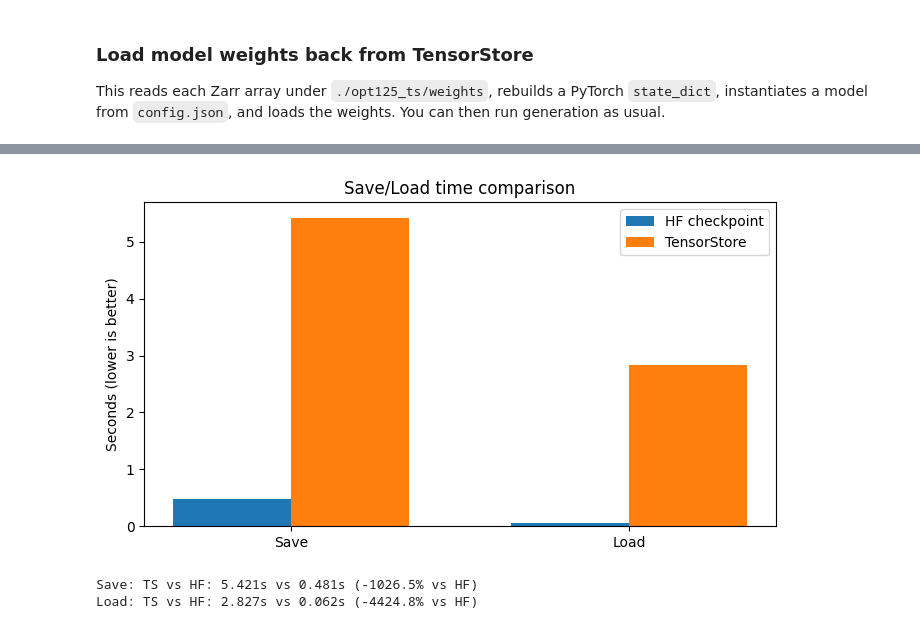
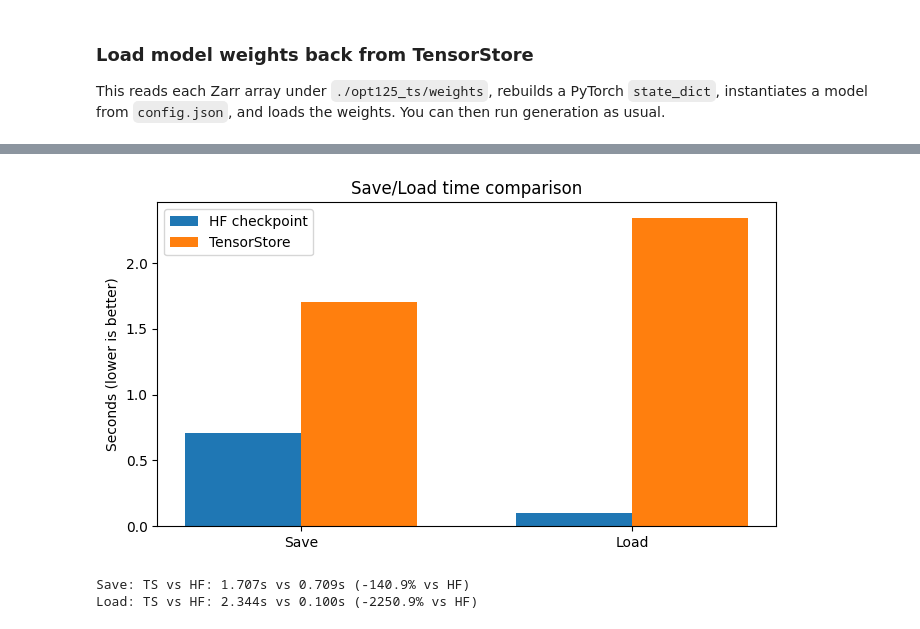
Before and after one commit to RifatXia/tensorstore, a Jupyter notebook: opt-checkpointing/opt125_demo.ipynb, the cells around one changed output, grey strips where cells are left out. Saved outputs shown, nothing was run; the diff lists cells and outputs as text; code cells hidden in the pictures.

```diff
--- a/opt-checkpointing/opt125_demo.ipynb
+++ b/opt-checkpointing/opt125_demo.ipynb
@@ -108,17 +157,8 @@ from transformers import AutoConfig
 cfg = AutoConfig.from_pretrained("./opt125_ts")
 reloaded = AutoModelForCausalLM.from_config(cfg)
 
-# read tensors from tensorstore
-reloaded_state = {}
-for root, dirs, files in os.walk(WEIGHTS_DIR):
-    if ".zarray" in files:
-        zarr_root = root
-        rel_root = os.path.relpath(zarr_root, WEIGHTS_DIR)
-        spec = {"driver": "zarr", "kvstore": {"driver": "file", "path": zarr_root}}
-        arr = ts.open(spec, read=True).result()
-        np_arr = arr.read().result()
-        key = rel_root.replace("\\", "/")
-        reloaded_state[key] = torch.from_numpy(np_arr)
+# read tensors using T5X-like manifest loader
+reloaded_state = t5x_like_load_state_dict(SAVE_DIR)
 
 # load weights
 missing, unexpected = reloaded.load_state_dict(reloaded_state, strict=False)
@@ -248,45 +285,17 @@ def rm_tree(p: Path):
     if p.exists():
         shutil.rmtree(p)
 
-# Minimal TS save mirroring earlier cell
+# T5X-like save/load wrappers for benchmarking
 
 def ts_save_state_dict(model: torch.nn.Module, out_dir: Path):
-    (out_dir / 'weights').mkdir(parents=True, exist_ok=True)
     state = {k: v.detach().cpu() for k, v in model.state_dict().items()}
-    for name, tensor in state.items():
-        arr_path = out_dir / 'weights' / name
-        arr_path.parent.mkdir(parents=True, exist_ok=True)
-        np_arr = tensor.numpy()
-        spec = {
-            'driver': 'zarr',
-            'kvstore': { 'driver': 'file', 'path': str(arr_path) },
-            'metadata': {
-                'dtype': np_arr.dtype.newbyteorder('<').str,
-                'shape': list(np_arr.shape),
-            },
-            'create': True,
-            'delete_existing': True,
-        }
-        store = ts.open(spec).result()
-        store.write(np_arr).result()
-    # config
+    t5x_like_save_state_dict(state, out_dir, step=0, base_subdir="weights")
     cfg = model.config.to_dict() if hasattr(model, 'config') else {}
     (out_dir / 'config.json').write_text(json.dumps(cfg))
 
-# Minimal TS load mirroring earlier cell
 
 def ts_load_state_dict(in_dir: Path) -> dict:
-    weights_root = in_dir / 'weights'
-    sd = {}
-    for root, dirs, files in os.walk(weights_root):
-        if '.zarray' in files:
-            arr_root = root
-            rel_key = os.path.relpath(arr_root, weights_root).replace('\\', '/')
-            spec = { 'driver': 'zarr', 'kvstore': { 'driver': 'file', 'path': arr_root } }
-            arr = ts.open(spec, read=True).result()
-            np_arr = arr.read().result()
-            sd[rel_key] = torch.from_numpy(np_arr)
-    return sd
+    return t5x_like_load_state_dict(in_dir)
 
 # Timers (single run each by default; set runs>1 to average)
 
@@ -324,35 +333,35 @@ def time_save_load(runs: int = 1):
         'save_hf': np.mean(save_hf),
         'save_ts': np.mean(save_ts),
         'load_hf': np.mean(load_hf),
         'load_ts': np.mean(load_ts),
     }
 
-# Run timings
-results = time_save_load(runs=1)
+# Run timings (average over 3 runs)
+results = time_save_load(runs=3)
 
 # Present results
 labels = ['Save', 'Load']
 hf_vals = [results['save_hf'], results['load_hf']]
 ts_vals = [results['save_ts'], results['load_ts']]
 
 x = np.arange(len(labels))
 width = 0.35
 plt.figure(figsize=(7,4))
 plt.bar(x - width/2, hf_vals, width, label='HF checkpoint')
 plt.bar(x + width/2, ts_vals, width, label='TensorStore')
 plt.xticks(x, labels)
 plt.ylabel('Seconds (lower is better)')
 plt.title('Save/Load time comparison')
 plt.legend()
 plt.tight_layout()
 plt.show()
 
 # Percent difference summary
 def pct(a, b):
     return (a - b) / a * 100.0 if a > 0 else 0.0
 print(f"Save: TS vs HF: {results['save_ts']:.3f}s vs {results['save_hf']:.3f}s ({pct(results['save_hf'], results['save_ts']):+.1f}% vs HF)")
 print(f"Load: TS vs HF: {results['load_ts']:.3f}s vs {results['load_hf']:.3f}s ({pct(results['load_hf'], results['load_ts']):+.1f}% vs HF)")
 # %% [output]
-[figure, old version]
+[figure, new version]
-Save: TS vs HF: 5.421s vs 0.481s (-1026.5% vs HF)
-Load: TS vs HF: 2.827s vs 0.062s (-4424.8% vs HF)
+Save: TS vs HF: 1.707s vs 0.709s (-140.9% vs HF)
+Load: TS vs HF: 2.344s vs 0.100s (-2250.9% vs HF)
```
Also changed, not shown: parts of 4 cells of this notebook.
